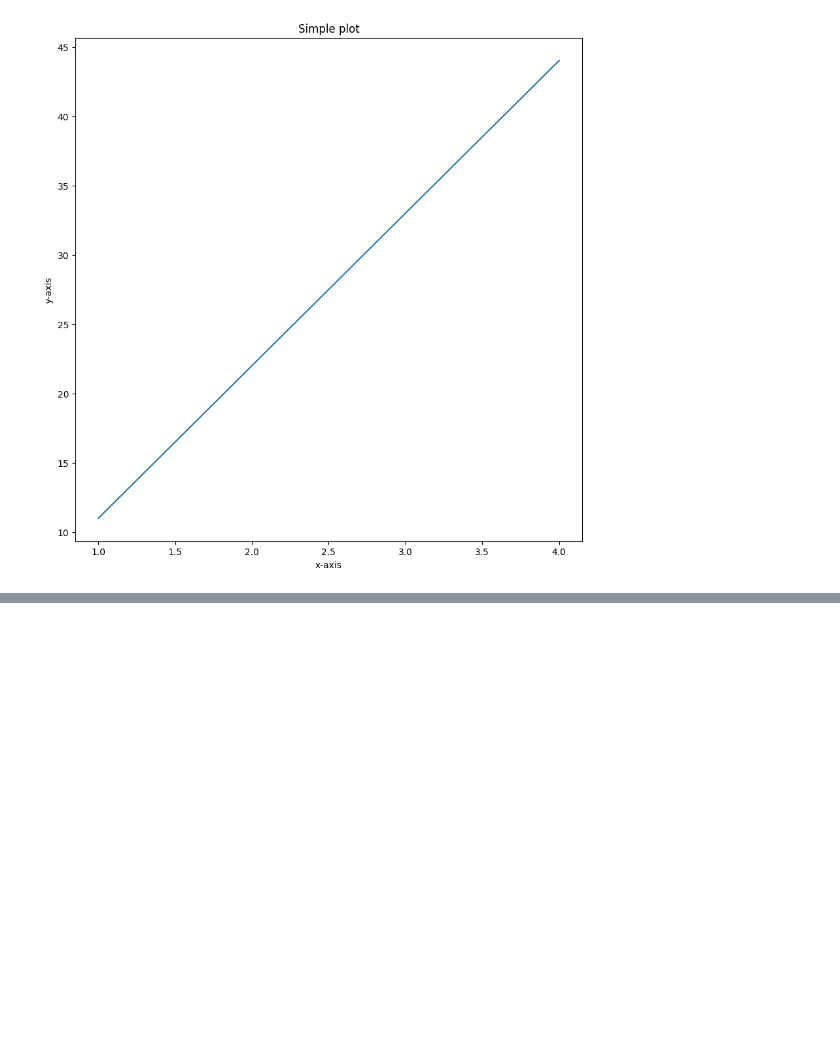
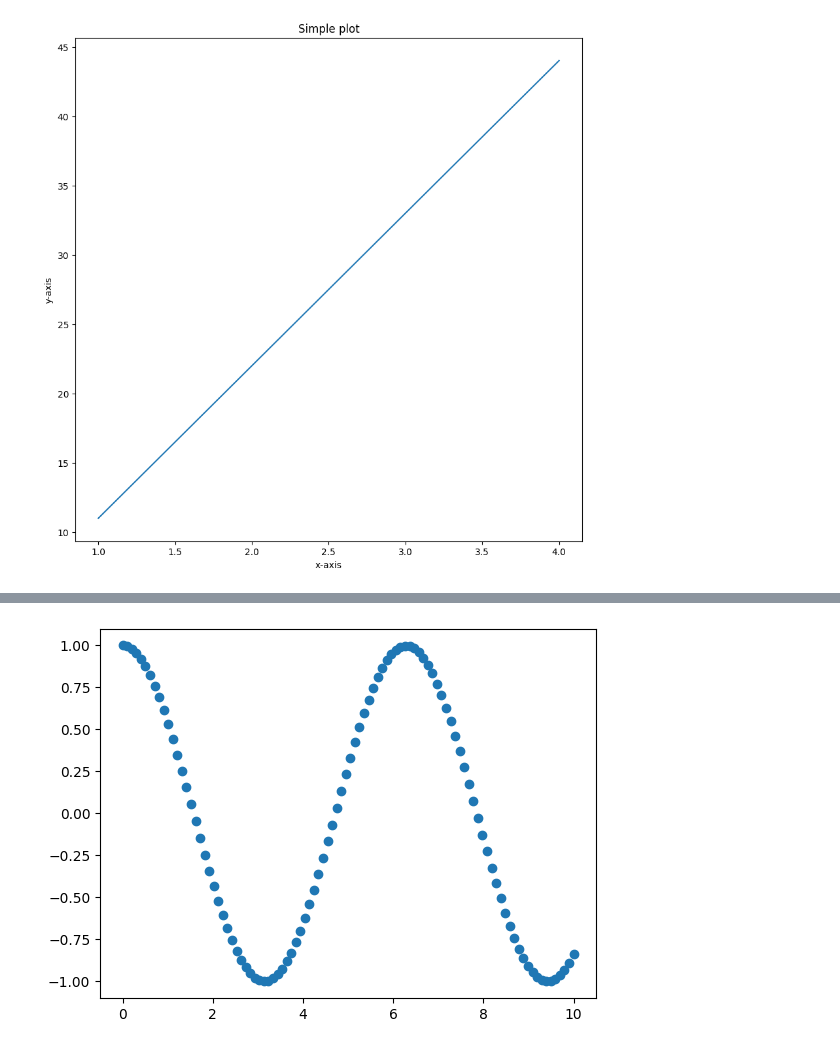
Before and after one commit to cRED-f/Machine-Learning, a Jupyter notebook: Introduction_to_matplotlib.ipynb, the cells around one changed output, grey strips where cells are left out. Drawn from its saved outputs; the diff is of its cells as text; code cells hidden in the pictures; blank space fills up the shorter version.

```diff
--- a/Introduction_to_matplotlib.ipynb
+++ b/Introduction_to_matplotlib.ipynb
@@ -101,0 +148,6 @@ fig.savefig("sample-plot.png")
+# %%
+# another scatter plot
+fig,ax=plt.subplots()
+ax.scatter(x,np.cos(x));
+# %% [output]
+[figure, added]
```
Also changed, not shown: parts of 49 cells of this notebook.
